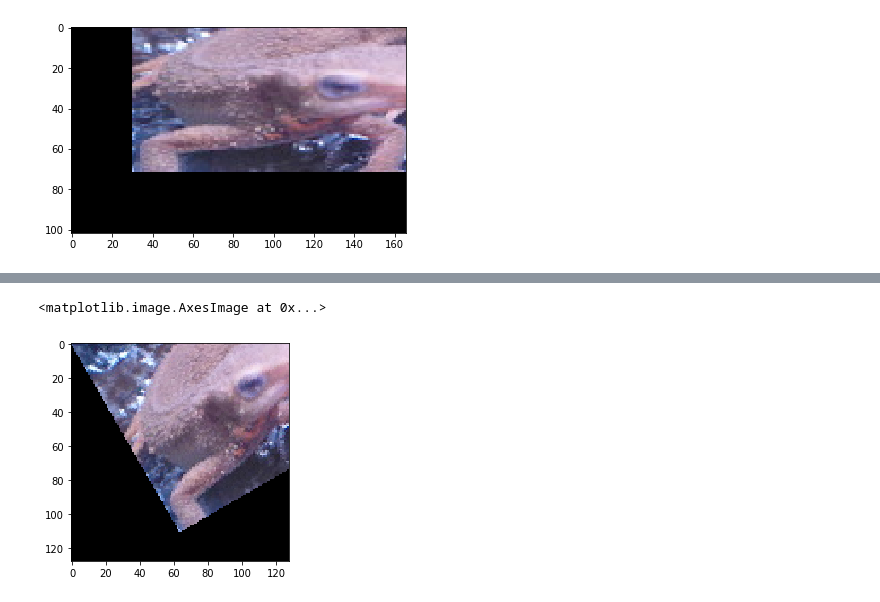
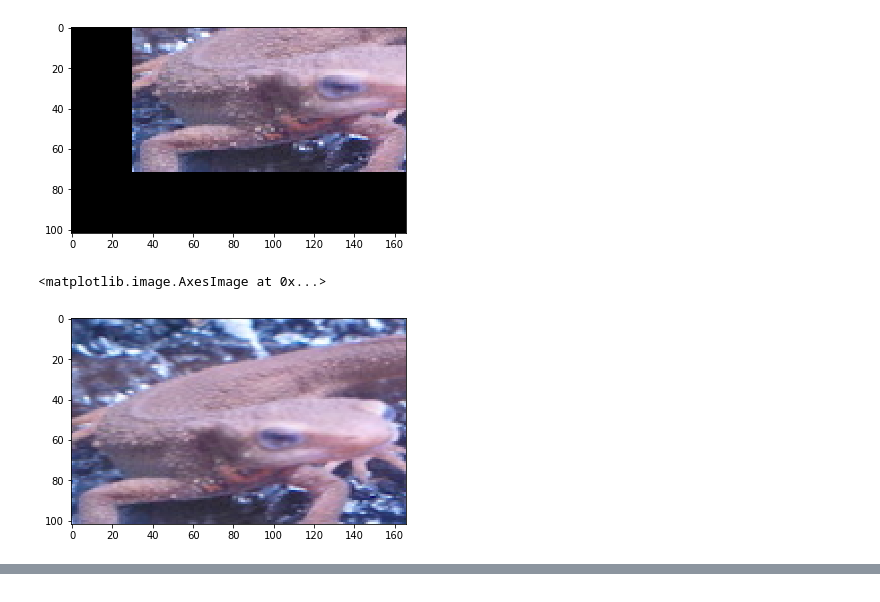
Before and after one commit to deeplab-tokyotech/image_process100knock, a Jupyter notebook: Takehiko/chapter03/ch3.ipynb, the cells around one changed output, grey strips where cells are left out. Saved outputs shown, nothing was run; the diff lists cells and outputs as text; code cells hidden in the pictures.

```diff
--- a/Takehiko/chapter03/ch3.ipynb
+++ b/Takehiko/chapter03/ch3.ipynb
@@ -521,6 +531,25 @@ plt.imshow(BGR2RGB(img3))
 <matplotlib.image.AxesImage at 0x...>
 [figure]
 [figure]
+# %%
+#29.2
+img = cv2.imread("images/imori.jpg")
+a = 1.3
+d = 0.8
+mat = np.array([[a,0,0],
+                [0,d,0]])
+tx = 30
+ty = -30
+mat2 = np.array([[1,0,tx],
+                [0,1,ty]])
+
+H,W,C = img.shape
+img2 = cv2.warpAffine(img, mat, (int(H*a),int(W*d)))
+plt.figure()
+plt.imshow(BGR2RGB(img2))
+# %% [output]
+<matplotlib.image.AxesImage at 0x...>
+[figure, added]
 # %% [markdown]
 ## Q.30. Affine Transformation (Rotation)
 
@@ -539,47 +568,3 @@ In the affine transformation, when rotating counterclockwise by A degrees, the f
 |Input (imori.jpg)|Output (1) (answer_30_1.jpg)|Output (2) (answer_30_2.jpg)|
 |:---:|:---:|:---:|
 |![](images/imori.jpg)|![](images/answer_30_1.jpg)|![](images/answer_30_2.jpg)|
-# %%
-#30 (1)
-img = cv2.imread("images/imori.jpg")
-
-def affine2(_img, mat):
-    assert mat.shape == (3,3)
-    assert mat[2,0] == mat[2,1] == 0
-    a,b,c,d,tx,ty = mat[0,0],mat[0,1],mat[1,0],mat[1,1],mat[0,2],mat[1,2]
-    H, W, C = _img.shape
-
-    img = np.zeros((H+2, W+2, C))
-    img[1:H+1, 1:W+1] = _img
-
-    H_new = np.round(H).astype(np.uint8)
-    W_new = np.round(W).astype(np.uint8)
-    out = np.zeros((H_new+1, W_new+1, C))
-
-    x_new = np.tile(np.arange(W_new), (H_new, 1)).astype(np.uint8)
-    y_new = np.tile(np.arange(H_new), (W_new, 1)).T.astype(np.uint8)
-
-    adbc = a * d - b * c
-    x = np.round((d * x_new  - b * y_new) / adbc) - tx + 1
-    y = np.round((-c * x_new + a * y_new) / adbc) - ty + 1
-
-    x = np.clip(x, 0, W+1).astype(np.uint8)
-    y = np.clip(y, 0, H+1).astype(np.uint8)
-
-    out[y_new, x_new] = img[y,x]
-
-    out = out[:H_new, :W_new]
-
-    return np.clip(out, 0, 255).astype(np.uint8)
-
-theta = - 30/360 * 2 * np.pi
-mat = np.array([[np.cos(theta),-np.sin(theta),0],
-                [np.sin(theta),np.cos(theta),0],
-                [0,0, 1]])
-
-img2 = affine2(img,mat)
-plt.figure()
-plt.imshow(BGR2RGB(img2))
-# %% [output]
-<matplotlib.image.AxesImage at 0x...>
-[figure, removed]
```
Also changed, not shown: parts of 6 cells of this notebook.
